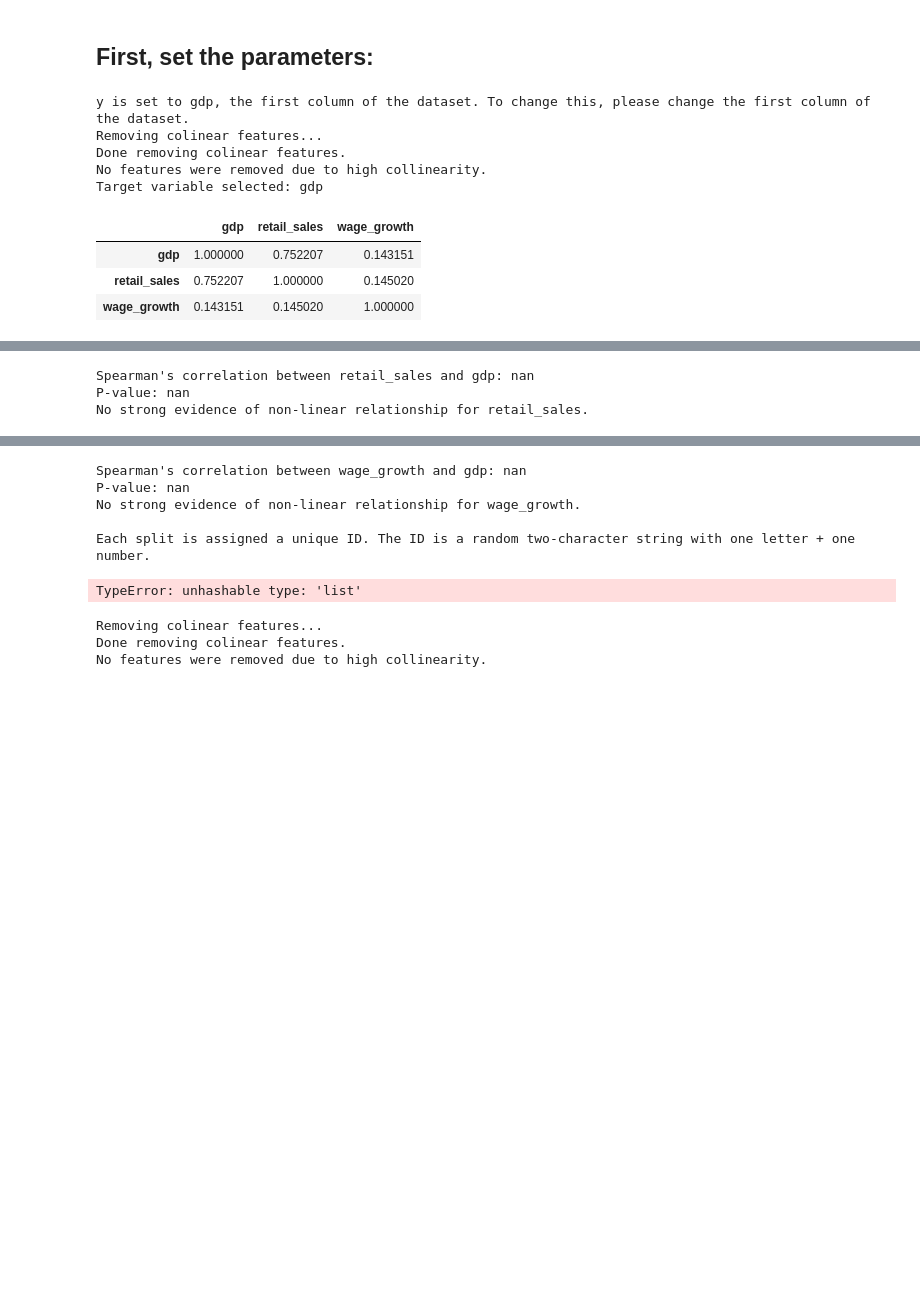
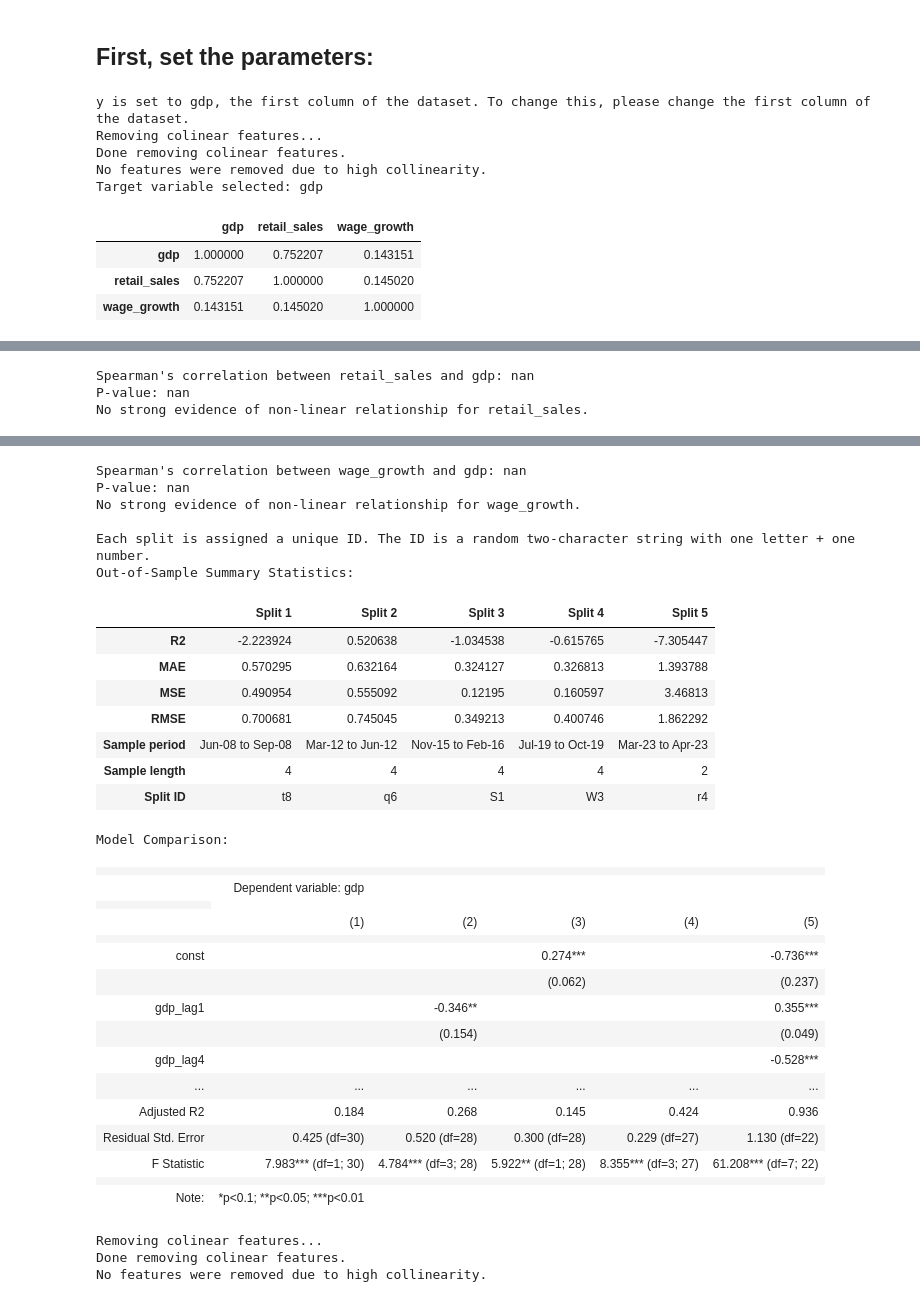
Before and after one commit to martinlyngerasmussen/auto_regressor, a Jupyter notebook: auto_regressor tutorial jan2024.ipynb, the cells around one changed output, grey strips where cells are left out. Drawn from its saved outputs; the diff is of its cells as text; code cells hidden in the pictures; blank space fills up the shorter version.

```diff
--- a/auto_regressor tutorial jan2024.ipynb
+++ b/auto_regressor tutorial jan2024.ipynb
@@ -47,28 +109,52 @@ splits = 3
 train_share = 0.8
 p_cutoff = 0.05
 # %%
-one_stop_analysis(file_location="uk_data.csv")
 # %% [output]
 y is set to gdp, the first column of the dataset. To change this, please change the first column of the dataset.
 Removing colinear features...
 Done removing colinear features.
 No features were removed due to high collinearity.
 Target variable selected: gdp
 |  | gdp | retail_sales | wage_growth |
 | gdp | 1.000000 | 0.752207 | 0.143151 |
 | retail_sales | 0.752207 | 1.000000 | 0.145020 |
 | wage_growth | 0.143151 | 0.145020 | 1.000000 |
 [figure]
 Spearman's correlation between retail_sales and gdp: nan
 P-value: nan
 No strong evidence of non-linear relationship for retail_sales.
 [figure]
 Spearman's correlation between wage_growth and gdp: nan
 P-value: nan
 No strong evidence of non-linear relationship for wage_growth.
 
 Each split is assigned a unique ID. The ID is a random two-character string with one letter + one number.
+Out-of-Sample Summary Statistics:
+|  | Split 1 | Split 2 | Split 3 | Split 4 | Split 5 |
+| R2 | -2.223924 | 0.520638 | -1.034538 | -0.615765 | -7.305447 |
+| MAE | 0.570295 | 0.632164 | 0.324127 | 0.326813 | 1.393788 |
+| MSE | 0.490954 | 0.555092 | 0.12195 | 0.160597 | 3.46813 |
+| RMSE | 0.700681 | 0.745045 | 0.349213 | 0.400746 | 1.862292 |
+| Sample period | Jun-08 to Sep-08 | Mar-12 to Jun-12 | Nov-15 to Feb-16 | Jul-19 to Oct-19 | Mar-23 to Apr-23 |
+| Sample length | 4 | 4 | 4 | 4 | 2 |
+| Split ID | t8 | q6 | S1 | W3 | r4 |
-TypeError: unhashable type: 'list'
+Model Comparison:
+|  |  |  |  |  |  |
+|  | Dependent variable: gdp |  |  |  |  |
+|  |
+|  | (1) | (2) | (3) | (4) | (5) |
+|  |  |  |  |  |  |
+| const |  |  | 0.274*** |  | -0.736*** |
+|  |  |  | (0.062) |  | (0.237) |
+| gdp_lag1 |  | -0.346** |  |  | 0.355*** |
+|  |  | (0.154) |  |  | (0.049) |
+| gdp_lag4 |  |  |  |  | -0.528*** |
+| ... | ... | ... | ... | ... | ... |
+| Adjusted R2 | 0.184 | 0.268 | 0.145 | 0.424 | 0.936 |
+| Residual Std. Error | 0.425 (df=30) | 0.520 (df=28) | 0.300 (df=28) | 0.229 (df=27) | 1.130 (df=22) |
+| F Statistic | 7.983*** (df=1; 30) | 4.784*** (df=3; 28) | 5.922** (df=1; 28) | 8.355*** (df=3; 27) | 61.208*** (df=7; 22) |
+|  |  |  |  |  |  |
+| Note: | *p<0.1; **p<0.05; ***p<0.01 |  |  |  |  |
 # %%
 #### df = load_df(file_location)
 
```
Also changed, not shown: parts of 2 cells of this notebook, 1 other file.
